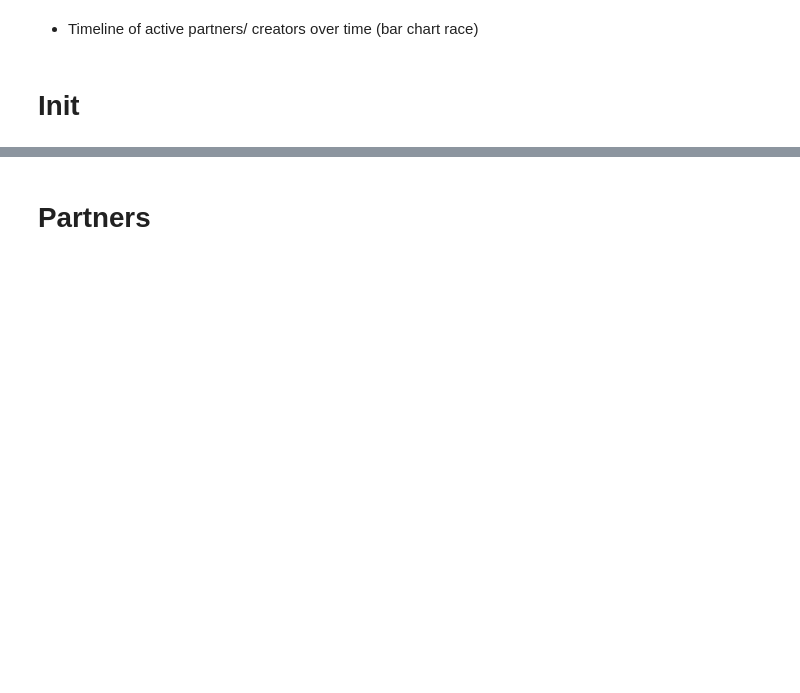
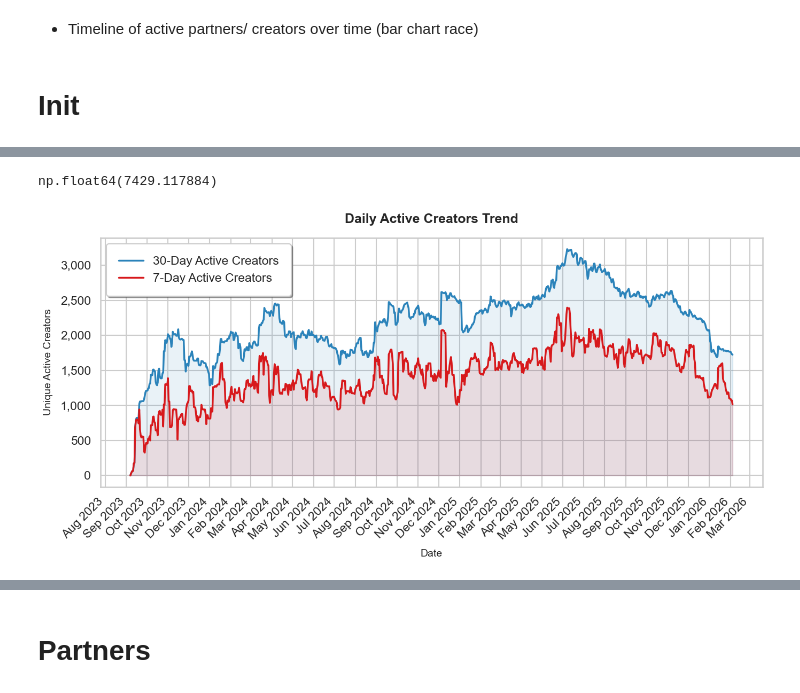
Before and after one commit to wouterbarter/AI_thesis_public, a Jupyter notebook: notebooks/barter_analysis_interesting_metrics.ipynb, the cells around one changed output, grey strips where cells are left out. Saved outputs shown, nothing was run; the diff lists cells and outputs as text; code cells hidden in the pictures; blank space fills up the shorter version.

```diff
--- a/notebooks/barter_analysis_interesting_metrics.ipynb
+++ b/notebooks/barter_analysis_interesting_metrics.ipynb
@@ -18,0 +421,54 @@ from src.utils import interactive_dataframe_selector
+# %%
+df_master_long.memory_usage(deep=True).sum() / 1e6
+# %% [output]
+np.float64(7429.117884)
+# %%
+import matplotlib.pyplot as plt
+import seaborn as sns
+import matplotlib.dates as mdates
+
+# Set the theme for a clean, modern look
+sns.set_theme(style="whitegrid", context="talk")
+
+# 1. Initialize the figure size
+plt.figure(figsize=(14, 7))
+
+# 2. Plot the main lines
+# Use slightly thicker lines and distinct colors for readability
+plt.plot(df_active_creators['date'], df_active_creators['active_last_month'],
+         label='30-Day Active Creators', color='#2b83ba', linewidth=2.5)
+plt.plot(df_active_creators['date'], df_active_creators['active_last_week'],
+         label='7-Day Active Creators', color='#d7191c', linewidth=2.5)
+
+# 3. Add a subtle fill below the lines for a polished, "dashboard" effect
+plt.fill_between(df_active_creators['date'], df_active_creators['active_last_month'],
+                 color='#2b83ba', alpha=0.1)
+plt.fill_between(df_active_creators['date'], df_active_creators['active_last_week'],
+                 color='#d7191c', alpha=0.1)
+
+# 4. Formatting the Title and Axes
+plt.title('Daily Active Creators Trend', fontsize=18, fontweight='bold', pad=20)
+plt.xlabel('Date', fontsize=14, labelpad=10)
+plt.ylabel('Unique Active Creators', fontsize=14, labelpad=10)
+
+ax = plt.gca()
+
+# 5. Beautiful Date Formatting on the x-axis
+ax.xaxis.set_major_locator(mdates.MonthLocator())        # Tick marks on months
+ax.xaxis.set_major_formatter(mdates.DateFormatter('%b %Y')) # E.g., "Jan 2024"
+plt.xticks(rotation=45, ha='right')
+
+# 6. Add thousands separator to y-axis (e.g., "1,500" instead of "1500")
+ax.yaxis.set_major_formatter(plt.FuncFormatter(lambda x, p: format(int(x), ',')))
+
+# 7. Style the legend
+plt.legend(loc='upper left', frameon=True, shadow=True, fancybox=True, borderpad=1)
+
+# Ensure everything fits perfectly without getting cut off
+plt.tight_layout()
+
+# Save or display
+# plt.savefig('active_creators_viz.png', dpi=300, bbox_inches='tight')
+# plt.show()
+# %% [output]
+[figure, added]
```
Also changed, not shown: parts of 18 cells of this notebook, 7 other files.
